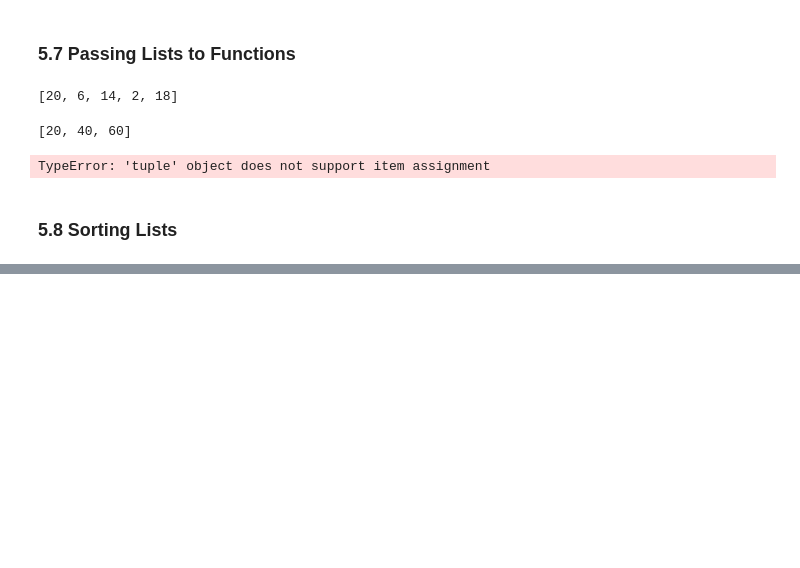
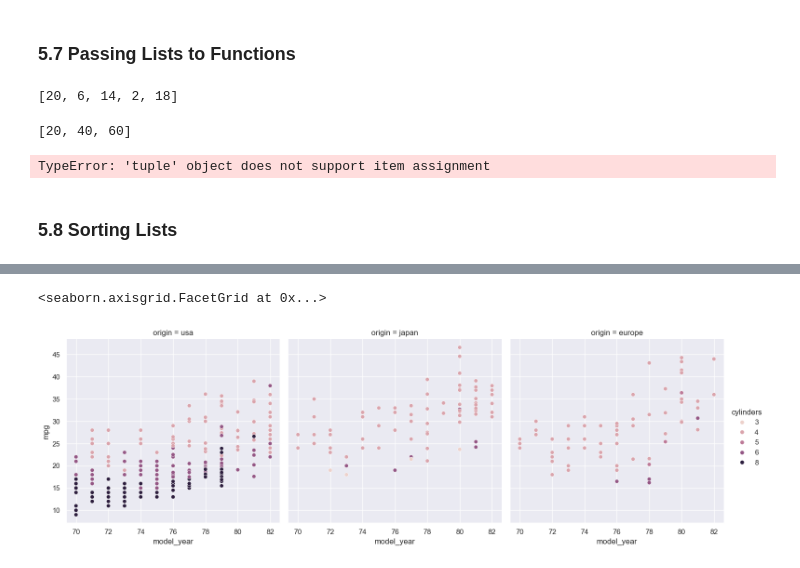
Before and after one commit to mohamedyounis94/IntroToPython, a Jupyter notebook: examples/ch05/EX.ipynb, the cells around one changed output, grey strips where cells are left out. Cells and saved outputs as stored; diff of their text form; code cells hidden in the pictures; blank space fills up the shorter version.

```diff
--- a/examples/ch05/EX.ipynb
+++ b/examples/ch05/EX.ipynb
@@ -541,0 +951,2 @@ TypeError: 'tuple' object does not support item assignment
+# %%
+cars = sns.load_dataset('mpg')
@@ -541,0 +971,5 @@ TypeError: 'tuple' object does not support item assignment
+# %%
+sns.relplot(x = 'model_year' , y='mpg' , col = 'origin' , hue = 'cylinders' , data= cars)
+# %% [output]
+<seaborn.axisgrid.FacetGrid at 0x...>
+[figure, added]
```
Also changed, not shown: parts of 114 cells of this notebook, 2 other files.
